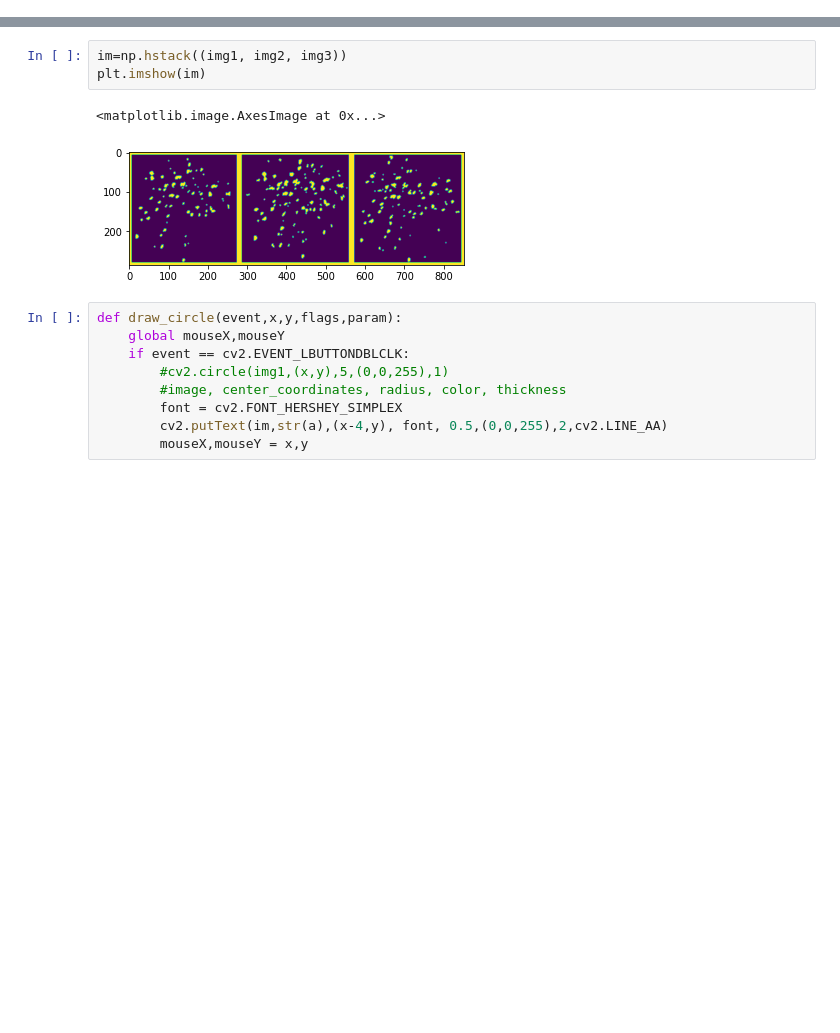
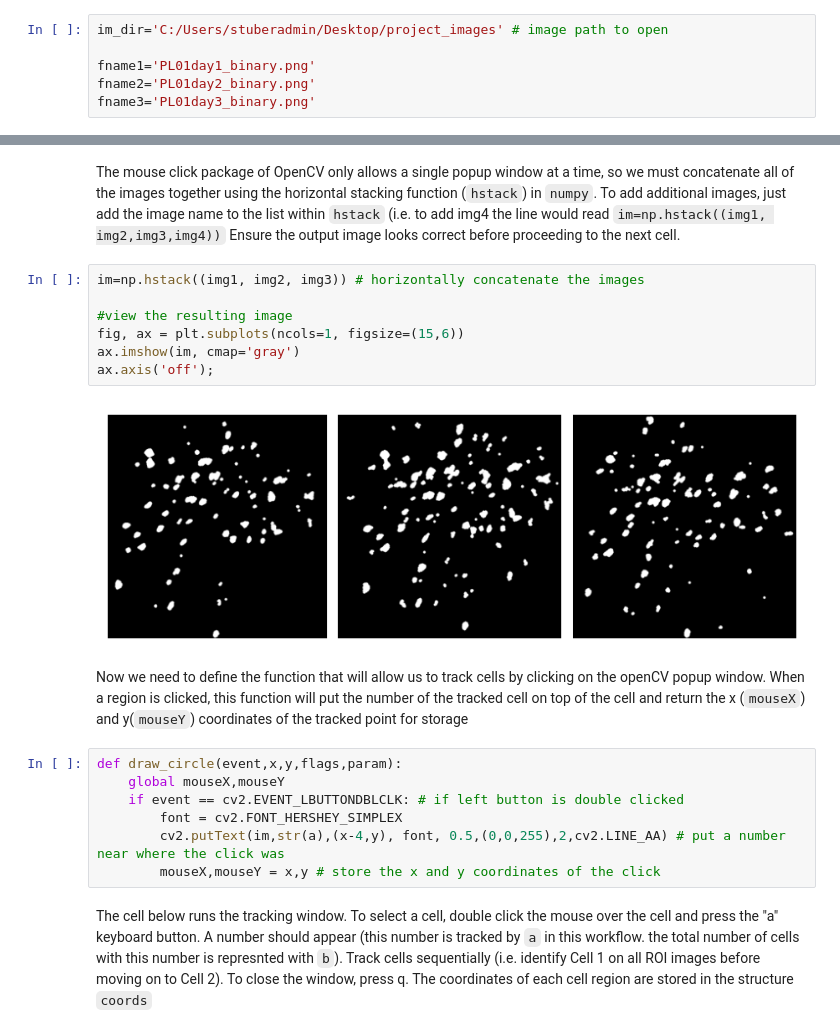
Before and after one commit to mmgrayCHEME599/CHEME599_Brain, a Jupyter notebook: Tracking_Workflow.ipynb, the cells around one changed output, grey strips where cells are left out. Drawn from its saved outputs; the diff is of its cells as text; blank space fills up the shorter version.

Commit message:
separated and saved clicks

```diff
--- a/Tracking_Workflow.ipynb
+++ b/Tracking_Workflow.ipynb
@@ -9,0 +19,6 @@ import cv2
+# %%
+im_dir='C:/Users/stuberadmin/Desktop/project_images' # image path to open
+
+fname1='PL01day1_binary.png'
+fname2='PL01day2_binary.png'
+fname3='PL01day3_binary.png'
@@ -33,21 +44,31 @@ ax[1].imshow(img2, cmap='gray');
 ax[2].imshow(img3, cmap='gray');
 # %% [output]
 [figure]
+# %% [markdown]
+The mouse click package of OpenCV only allows a single popup window at a time, so we must concatenate all of the images together using the horizontal stacking function (`hstack`) in `numpy`. To add additional images, just add the image name to the list within `hstack` (i.e. to add img4 the line would read `im=np.hstack((img1, img2,img3,img4))`
+ Ensure the output image looks correct before proceeding to the next cell.
 # %%
-im=np.hstack((img1, img2, img3))
-plt.imshow(im)
+im=np.hstack((img1, img2, img3)) # horizontally concatenate the images
+
+#view the resulting image
+fig, ax = plt.subplots(ncols=1, figsize=(15,6))
+ax.imshow(im, cmap='gray')
+ax.axis('off');
 # %% [output]
-<matplotlib.image.AxesImage at 0x...>
-[figure, old version]
+[figure, new version]
+# %% [markdown]
+Now we need to define the function that will allow us to track cells by clicking on the openCV popup window. When a region is clicked, this function will put the number of the tracked cell on top of the cell and return the x (`mouseX`) and y(`mouseY`) coordinates of the tracked point for storage
 # %%
 def draw_circle(event,x,y,flags,param):
     global mouseX,mouseY
-    if event == cv2.EVENT_LBUTTONDBLCLK:
-        #cv2.circle(img1,(x,y),5,(0,0,255),1)
-        #image, center_coordinates, radius, color, thickness
+    if event == cv2.EVENT_LBUTTONDBLCLK: # if left button is double clicked
         font = cv2.FONT_HERSHEY_SIMPLEX
-        cv2.putText(im,str(a),(x-4,y), font, 0.5,(0,0,255),2,cv2.LINE_AA)
-        mouseX,mouseY = x,y
+        cv2.putText(im,str(a),(x-4,y), font, 0.5,(0,0,255),2,cv2.LINE_AA) # put a number near where the click was
+        mouseX,mouseY = x,y # store the x and y coordinates of the click
+# %% [markdown]
+The cell below runs the tracking window.
+To select a cell, double click the mouse over the cell and press the "a" keyboard button. A number should appear (this number is tracked by `a` in this workflow. the total number of cells with this number is represnted with `b`). Track cells sequentially (i.e. identify Cell 1 on all ROI images before moving on to Cell 2). To close the window, press q.
+The coordinates of each cell region are stored in the structure `coords`
 # %%
 im=gray2rgb(im)
 cv2.namedWindow('image1')
```
Also changed, not shown: parts of 11 cells of this notebook.
